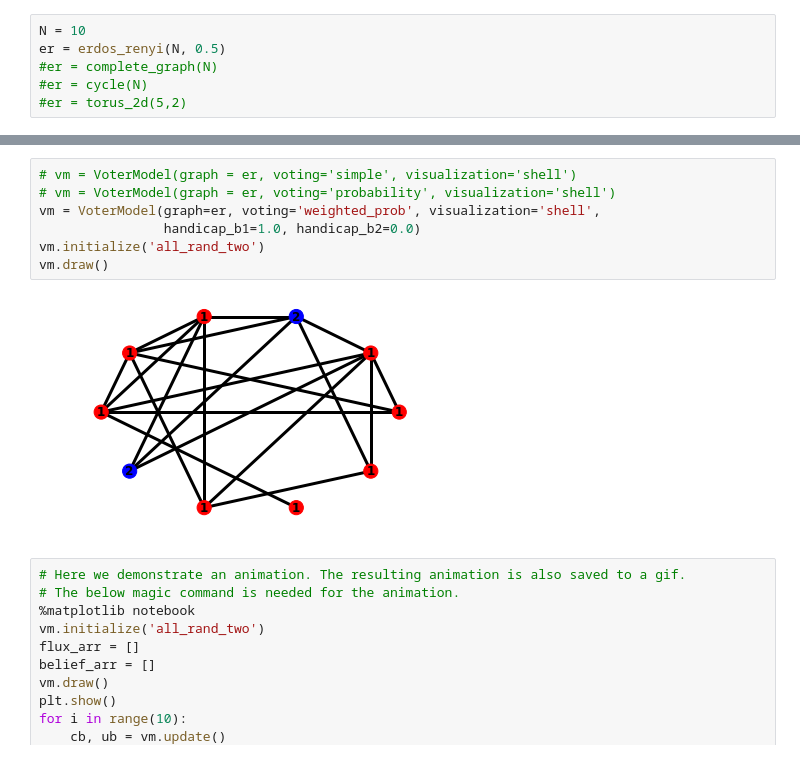
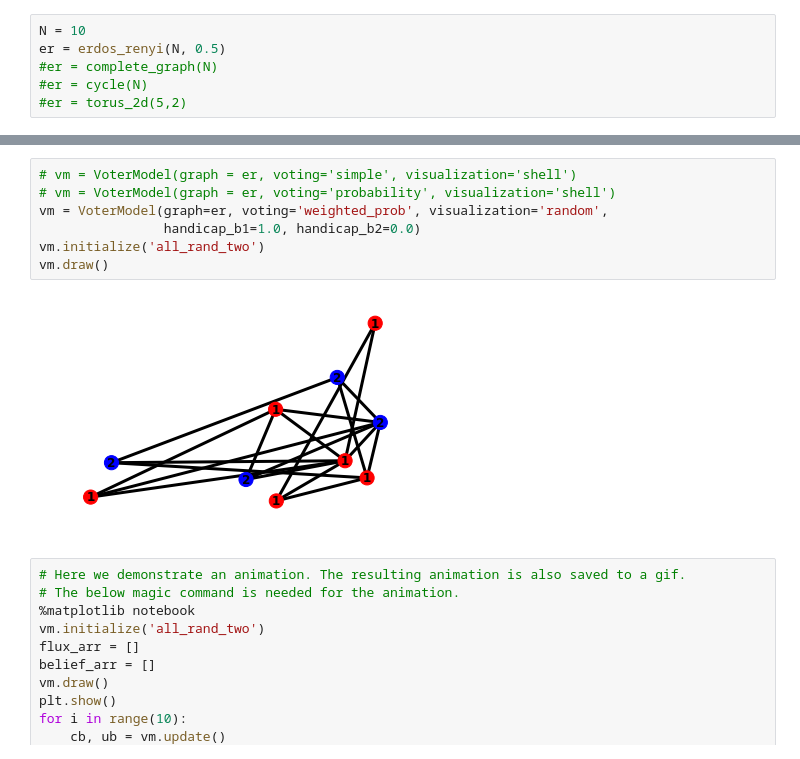
Before and after one commit to vhan95/EECS126_project, a Jupyter notebook: proposal.ipynb, the cells around one changed output, grey strips where cells are left out. Cells and saved outputs as stored; diff of their text form.

Commit message:
node positions in visualizations no longer change with iteration in most visualization methods

```diff
--- a/proposal.ipynb
+++ b/proposal.ipynb
@@ -45,12 +45,12 @@ nx.draw(er, **options)
 # %%
 # vm = VoterModel(graph = er, voting='simple', visualization='shell')
 # vm = VoterModel(graph = er, voting='probability', visualization='shell')
-vm = VoterModel(graph=er, voting='weighted_prob', visualization='shell',
+vm = VoterModel(graph=er, voting='weighted_prob', visualization='random',
                 handicap_b1=1.0, handicap_b2=0.0)
 vm.initialize('all_rand_two')
 vm.draw()
 # %% [output]
-[figure, old version]
+[figure, new version]
 # %%
 # Here we demonstrate an animation. The resulting animation is also saved to a gif.
 # The below magic command is needed for the animation.
```
Also changed, not shown: parts of 1 cell of this notebook, 1 other file.
